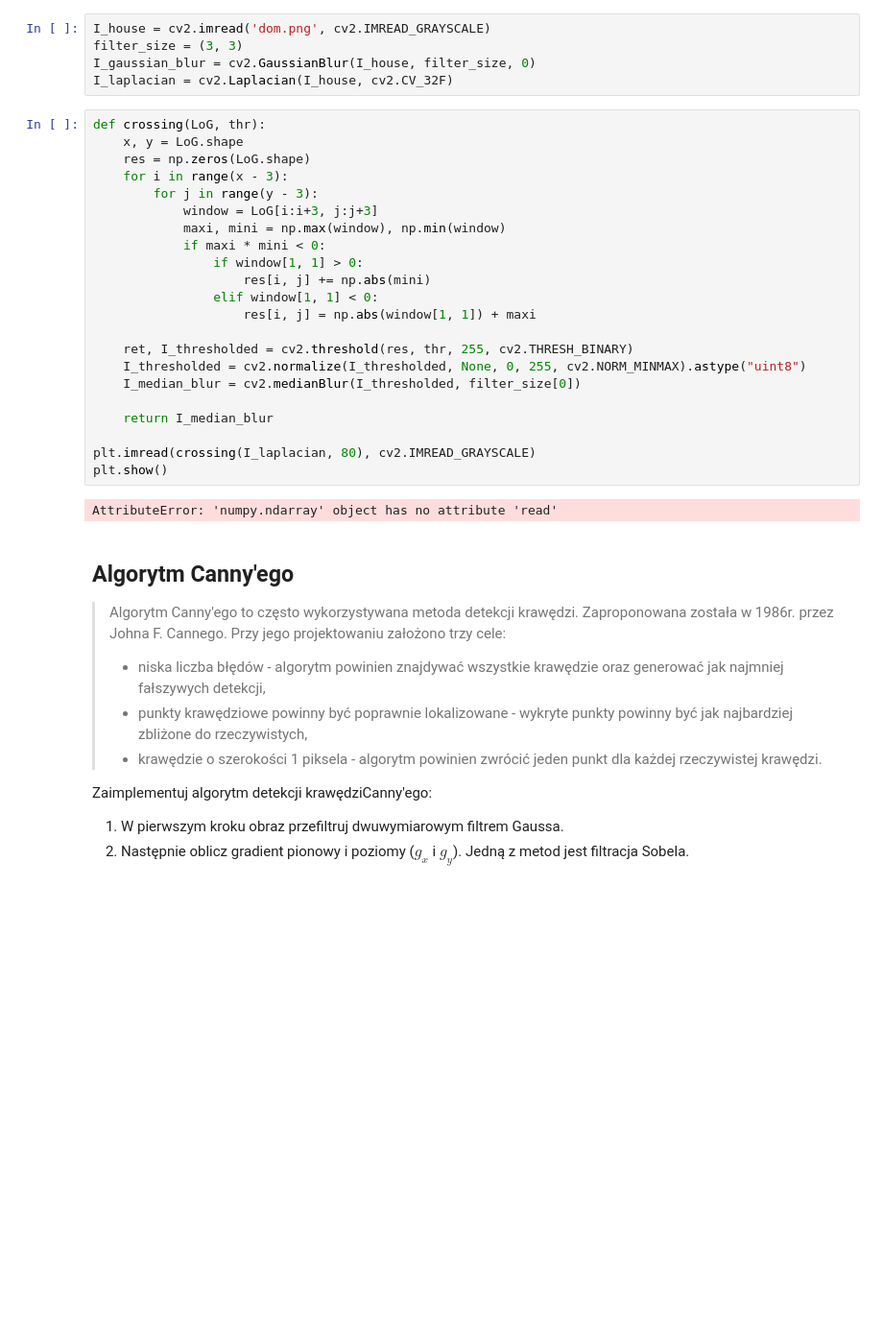
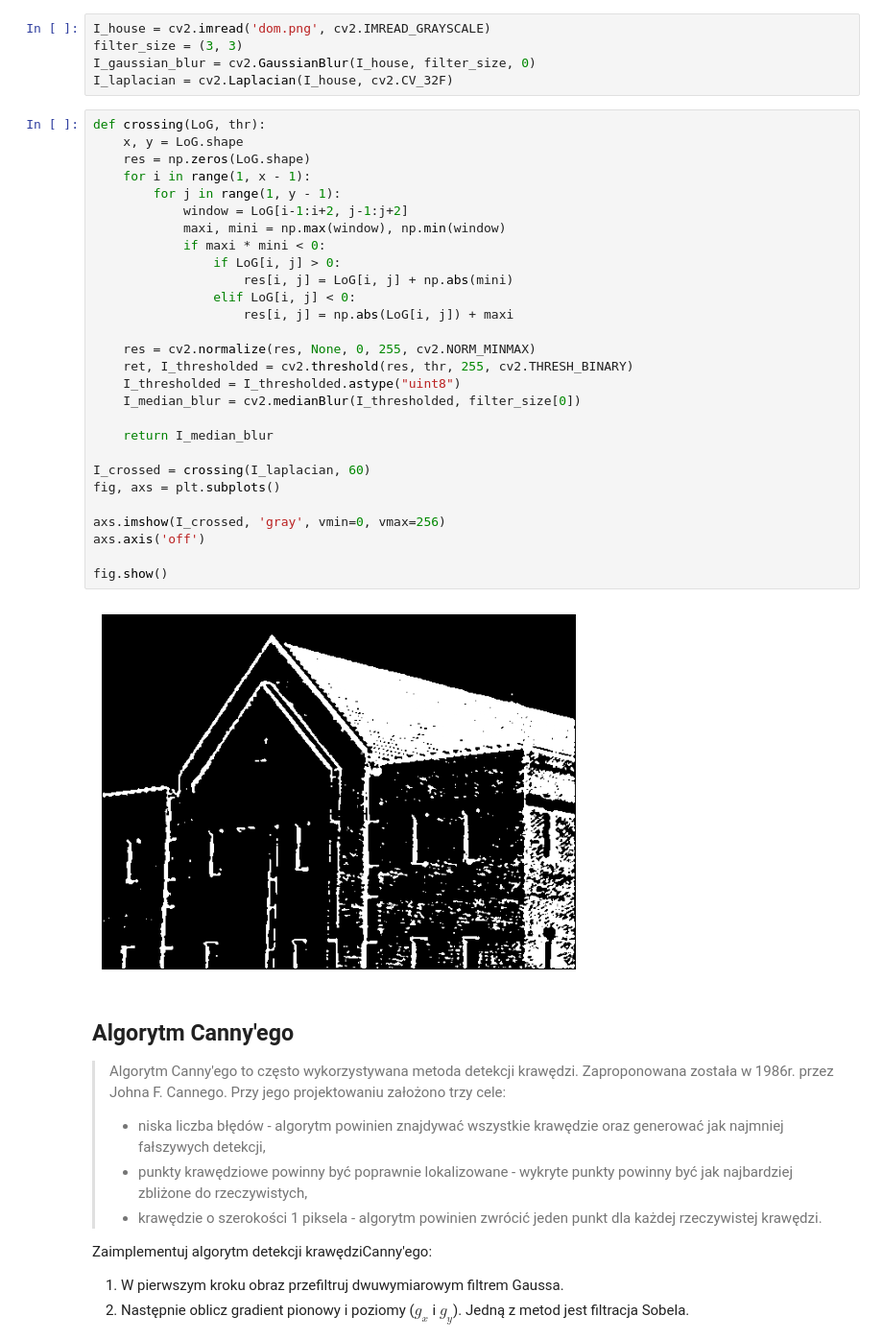
Before and after one commit to tostafin/image-processing-labs, a Jupyter notebook: lab2/09_Canny.ipynb, the cells around one changed output. Shown at 96% size. Saved outputs shown, nothing was run; the diff lists cells and outputs as text; blank space fills up the shorter version.

```diff
--- a/lab2/09_Canny.ipynb
+++ b/lab2/09_Canny.ipynb
@@ -88,27 +88,33 @@ I_laplacian = cv2.Laplacian(I_house, cv2.CV_32F)
 # %%
 def crossing(LoG, thr):
     x, y = LoG.shape
     res = np.zeros(LoG.shape)
-    for i in range(x - 3):
-        for j in range(y - 3):
-            window = LoG[i:i+3, j:j+3]
+    for i in range(1, x - 1):
+        for j in range(1, y - 1):
+            window = LoG[i-1:i+2, j-1:j+2]
             maxi, mini = np.max(window), np.min(window)
             if maxi * mini < 0:
-                if window[1, 1] > 0:
-                    res[i, j] += np.abs(mini)
-                elif window[1, 1] < 0:
-                    res[i, j] = np.abs(window[1, 1]) + maxi
+                if LoG[i, j] > 0:
+                    res[i, j] = LoG[i, j] + np.abs(mini)
+                elif LoG[i, j] < 0:
+                    res[i, j] = np.abs(LoG[i, j]) + maxi
 
+    res = cv2.normalize(res, None, 0, 255, cv2.NORM_MINMAX)
     ret, I_thresholded = cv2.threshold(res, thr, 255, cv2.THRESH_BINARY)
-    I_thresholded = cv2.normalize(I_thresholded, None, 0, 255, cv2.NORM_MINMAX).astype("uint8")
+    I_thresholded = I_thresholded.astype("uint8")
     I_median_blur = cv2.medianBlur(I_thresholded, filter_size[0])
 
     return I_median_blur
 
-plt.imread(crossing(I_laplacian, 80), cv2.IMREAD_GRAYSCALE)
-plt.show()
+I_crossed = crossing(I_laplacian, 60)
+fig, axs = plt.subplots()
+
+axs.imshow(I_crossed, 'gray', vmin=0, vmax=256)
+axs.axis('off')
+
+fig.show()
 # %% [output]
-AttributeError: 'numpy.ndarray' object has no attribute 'read'
+[figure, added]
 # %% [markdown]
 ## Algorytm Canny'ego
 
```
Also changed, not shown: parts of 1 cell of this notebook, 1 other file.
